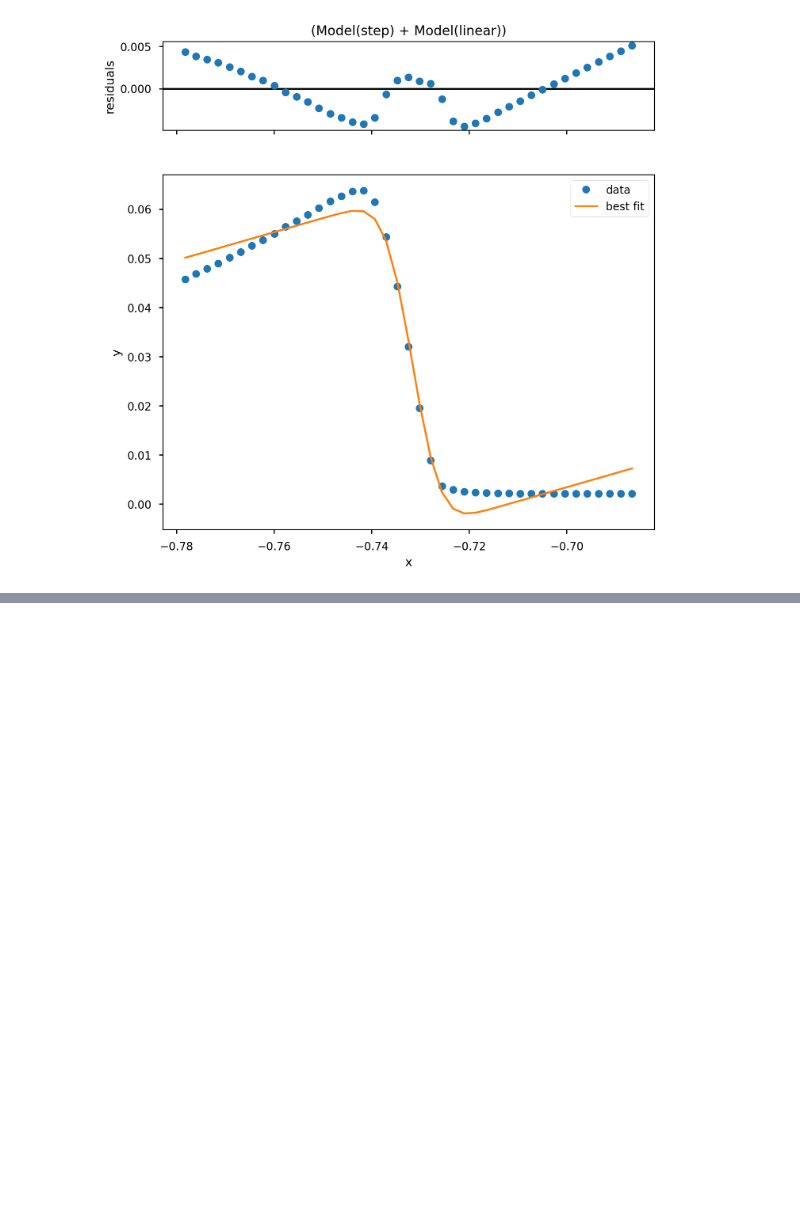
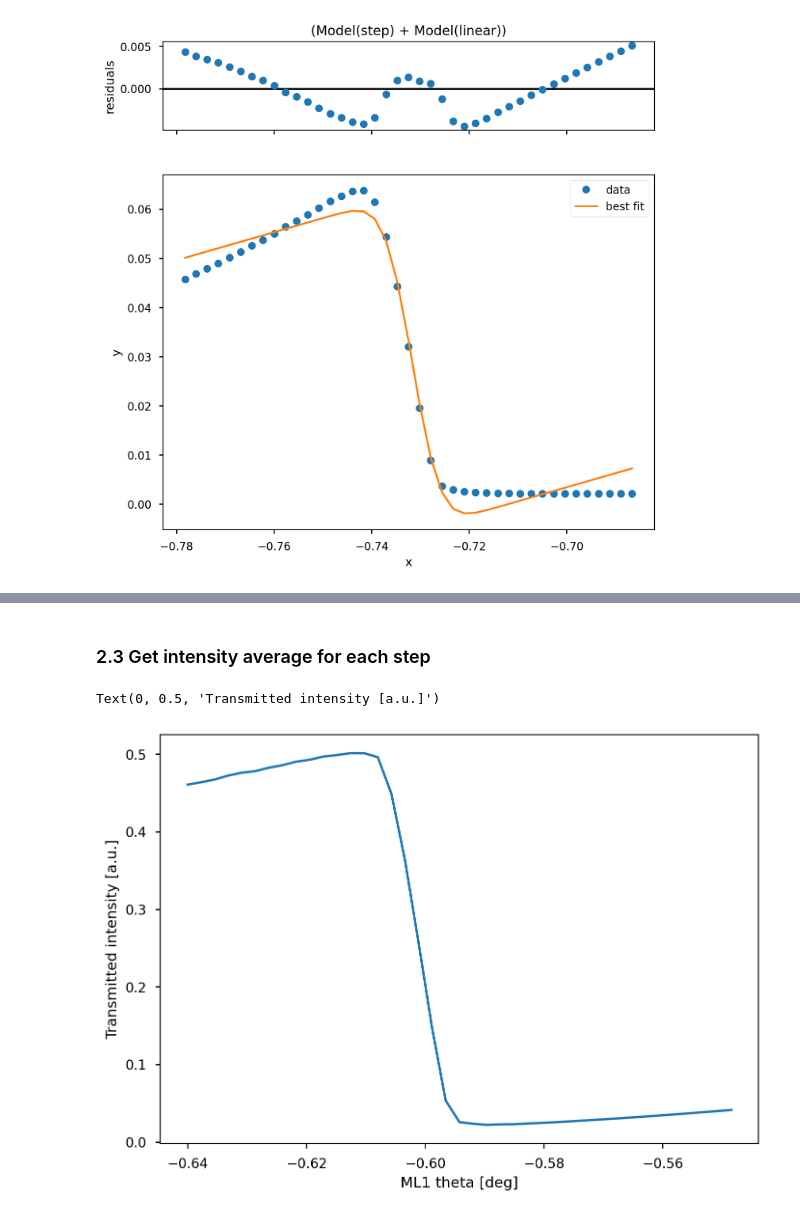
Before and after one commit to gianthk/BEATS_raytracing, a Jupyter notebook: BEATS_commissioning_DMM_energy_scans.ipynb, the cells around one changed output, grey strips where cells are left out. Saved outputs shown, nothing was run; the diff lists cells and outputs as text; code cells hidden in the pictures; blank space fills up the shorter version.

```diff
--- a/BEATS_commissioning_DMM_energy_scans.ipynb
+++ b/BEATS_commissioning_DMM_energy_scans.ipynb
@@ -121,0 +161,13 @@ Correlations (unreported values are < 0.100)
+# %% [markdown]
+### 2.3 Get intensity average for each step
+# %%
+I_norm = np.zeros(data_norm.shape[0], dtype='float32')
+for step in range(0, data_norm.shape[0]):
+    I_norm[step] = np.mean(data_norm[step,:,:])
+# %%
+plt.plot(ML1_p_edge,I_norm)
+plt.xlabel("ML1 theta [deg]")
+plt.ylabel("Transmitted intensity [a.u.]")
+# %% [output]
+Text(0, 0.5, 'Transmitted intensity [a.u.]')
+[figure, added]
```
Also changed, not shown: parts of 13 cells of this notebook.
